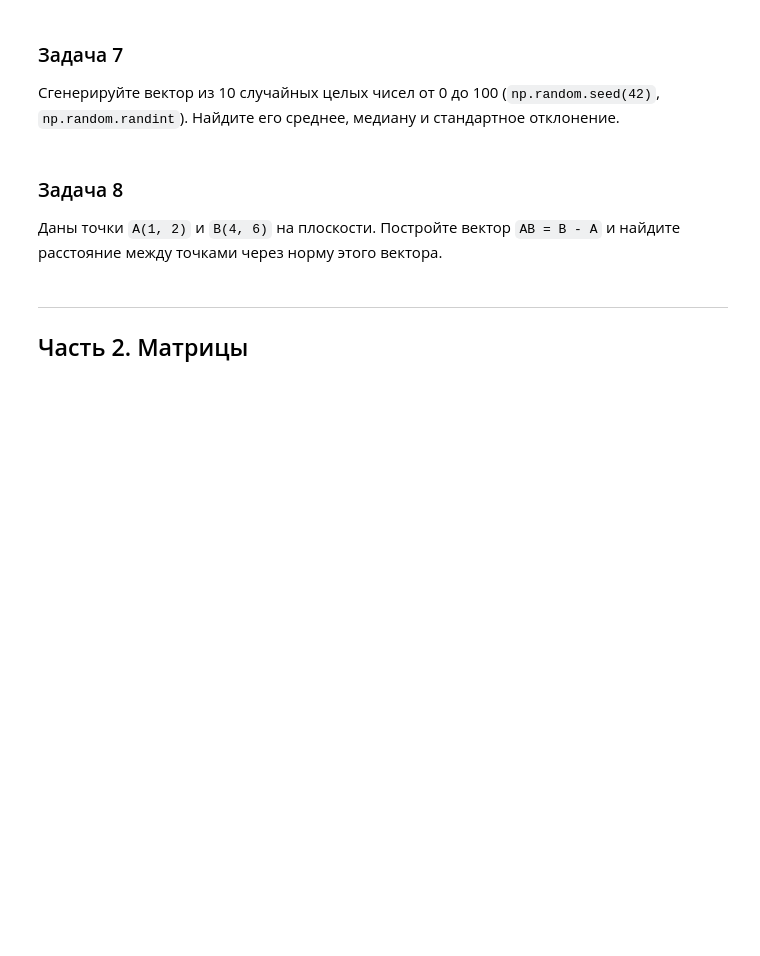
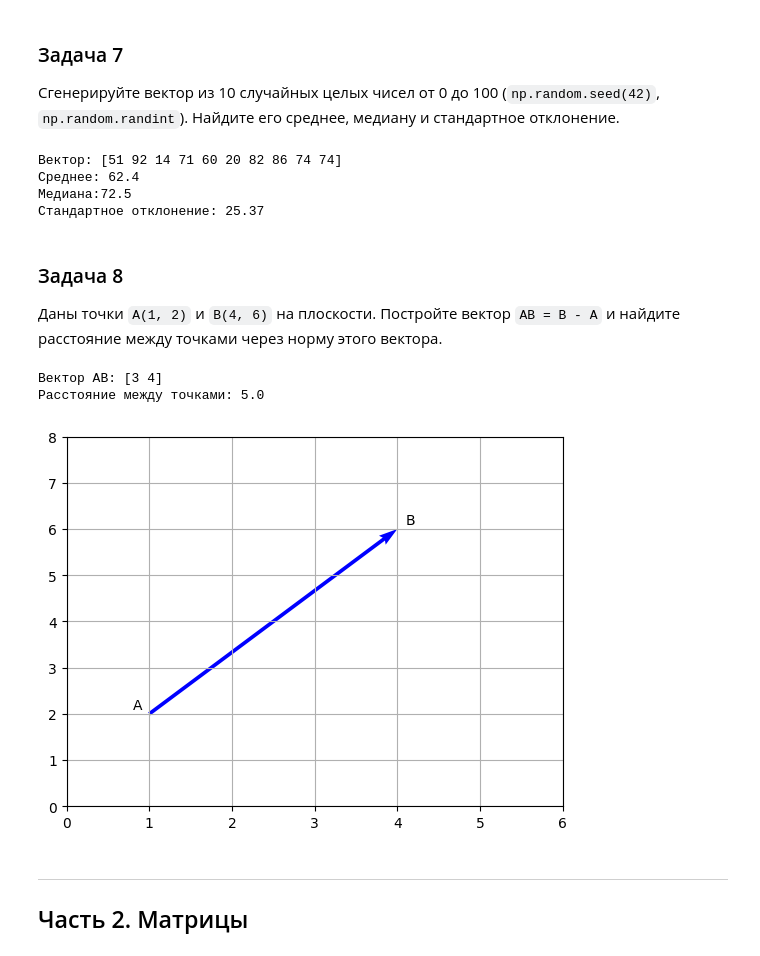
Before and after one commit to dshayderov/ml-learning-journal, a Jupyter notebook: 0.0-prerequisites/0.0-math-problem-set.ipynb, the cells around one changed output. Drawn from its saved outputs; the diff is of its cells as text; code cells hidden in the pictures; blank space fills up the shorter version.

Commit message:
Пройдена тема 0.1: Линейная алгебра (Векторы)

```diff
--- a/00-prerequisites/00-math-problem-set.ipynb
+++ b/0.0-prerequisites/0.0-math-problem-set.ipynb
@@ -69,3 +127,20 @@ import scipy.stats as stats
+# %%
+np.random.seed(42)
+v = np.random.randint(0, 100, size=10)
+
+mean = round(np.mean(v), 2)
+median = round(np.median(v), 2)
+std = round(np.std(v), 2)
+
+print(f"Вектор: {v}")
+print(f"Среднее: {mean}")
+print(f"Медиана:{median}")
+print(f"Стандартное отклонение: {std}")
+# %% [output]
+Вектор: [51 92 14 71 60 20 82 86 74 74]
+Среднее: 62.4
+Медиана:72.5
+Стандартное отклонение: 25.37
 # %% [markdown]
 ### Задача 8
 
@@ -75,3 +148,28 @@ import scipy.stats as stats
+# %%
+A = np.array([1, 2])
+B = np.array([4, 6])
+
+AB = B - A
+print(f"Вектор AB: {AB}")
+
+norm = np.linalg.norm(AB)
+print(f"Расстояние между точками: {norm}")
+
+plt.figure()
+plt.quiver(A[0], A[1], AB[0], AB[1], angles='xy', scale_units='xy', scale=1, color='blue')
+plt.text(A[0] - 0.2, A[1] + 0.1, 'A')
+plt.text(B[0] + 0.1, B[1] + 0.1, 'B')
+
+plt.xlim(0, 6)
+plt.ylim(0, 8)
+plt.axhline(0, color='black', linewidth=0.5)
+plt.axvline(0, color='black', linewidth=0.5)
+plt.grid()
+plt.show()
+# %% [output]
+Вектор AB: [3 4]
+Расстояние между точками: 5.0
+[figure, added]
 # %% [markdown]
 ---
 ## Часть 2. Матрицы
```
Also changed, not shown: parts of 51 cells of this notebook, 17 other files.
